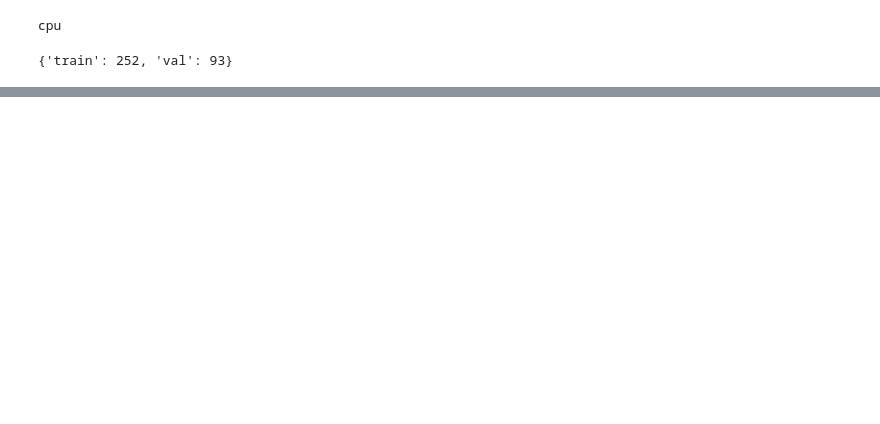
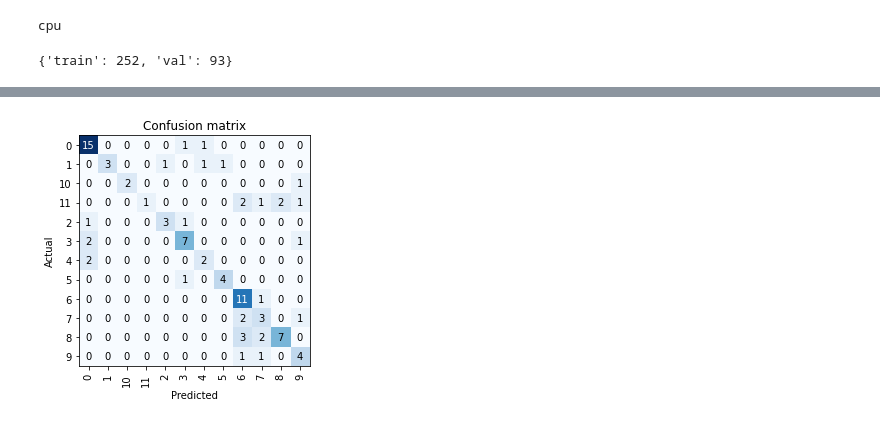
Before and after one commit to mulac/chess-vision, a Jupyter notebook: notebooks/model.ipynb, the cells around one changed output, grey strips where cells are left out. Drawn from its saved outputs; the diff is of its cells as text; code cells hidden in the pictures; blank space fills up the shorter version.

```diff
--- a/notebooks/model.ipynb
+++ b/notebooks/model.ipynb
@@ -256,0 +114,4 @@ writer.close()
+# %%
+interp = ClassificationInterpretation.from_learner(learn)
+interp.plot_confusion_matrix()
+# %% [output]
@@ -256,0 +120 @@ writer.close()
+[figure, added]
```
Also changed, not shown: parts of 29 cells of this notebook, 6 other files.
